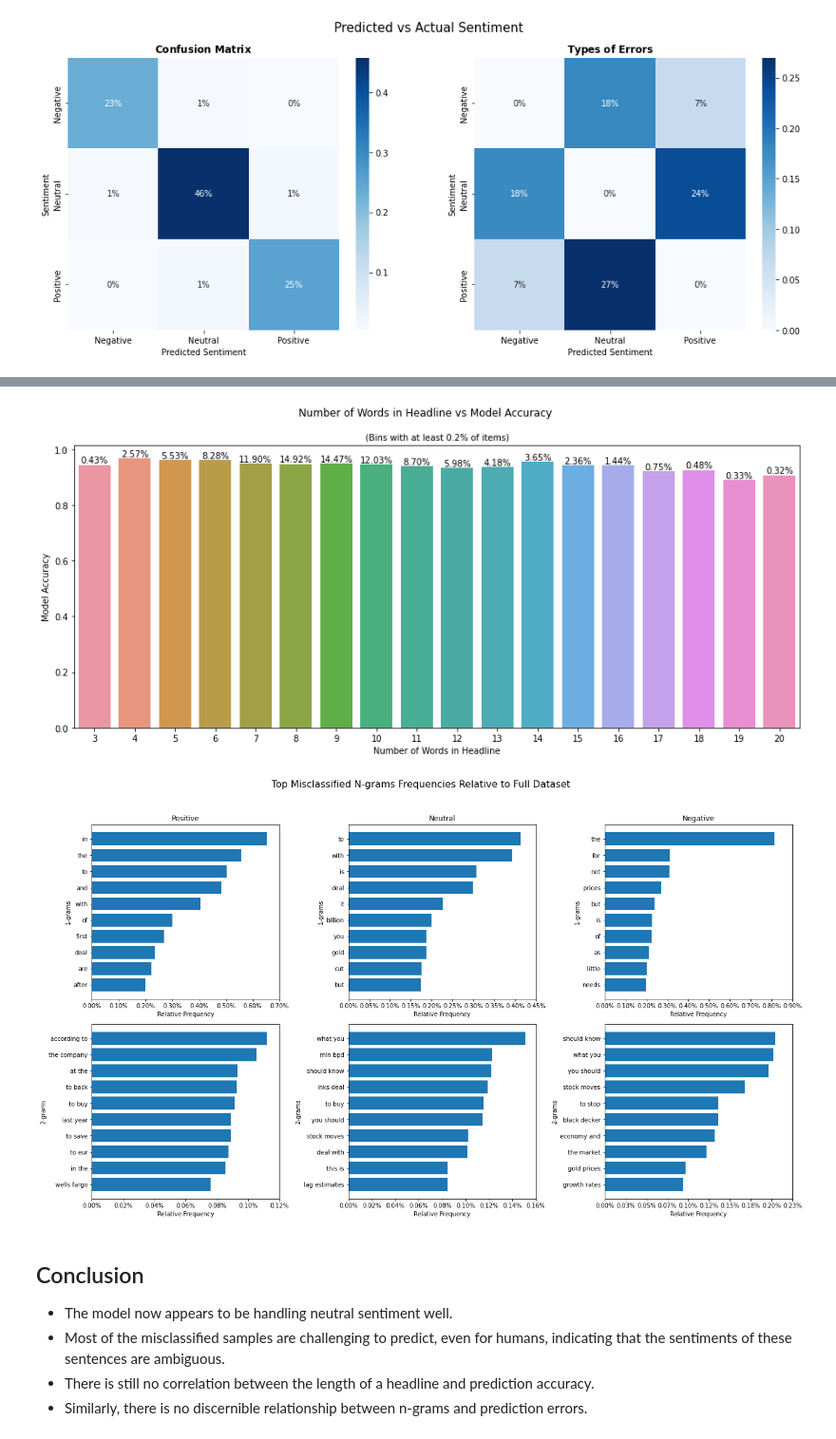
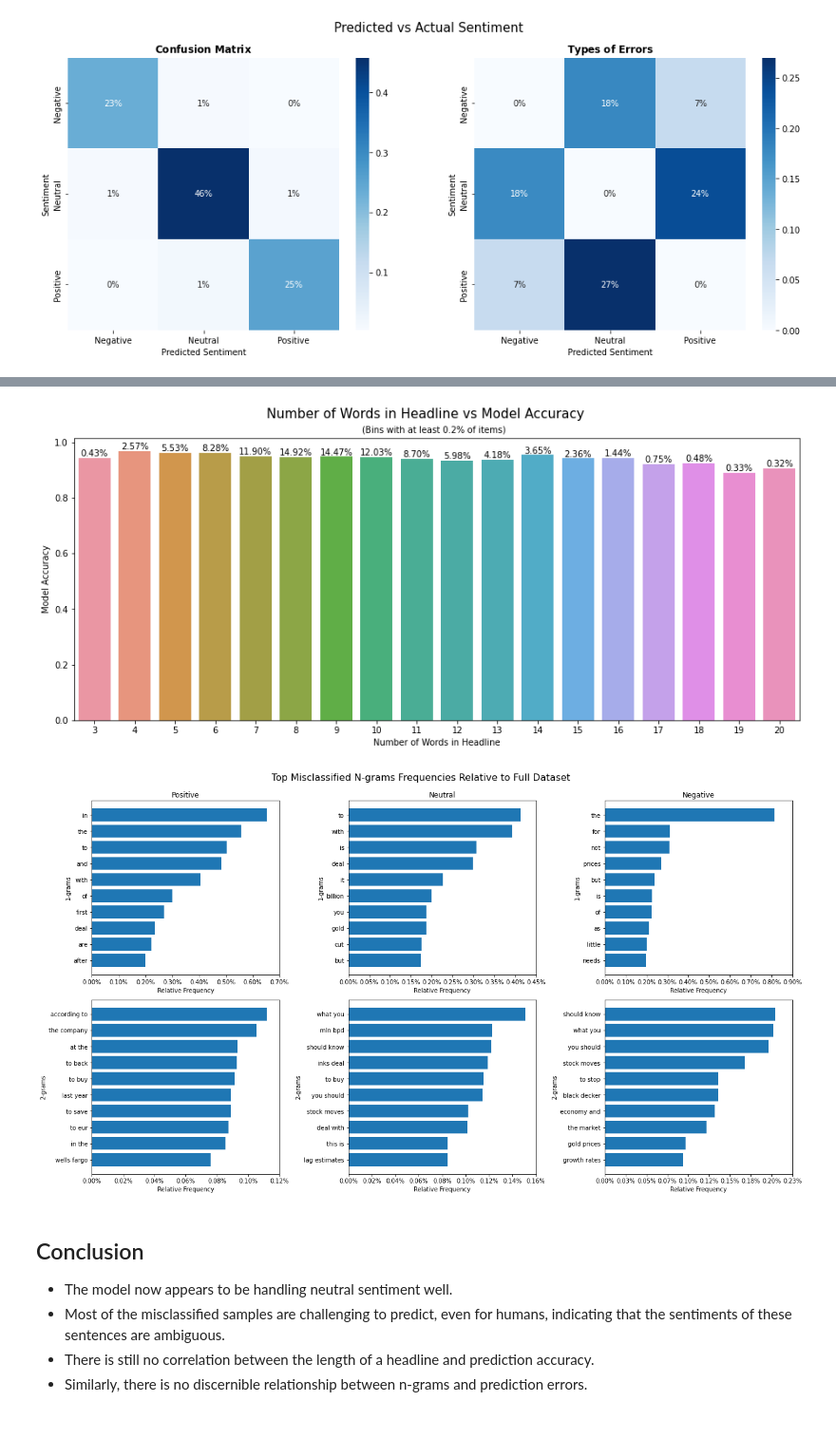
Before and after one commit to hakonmh/distilnews, a Jupyter notebook: src/sentiment-notebooks/distilbert_error_analysis.ipynb, the cells around one changed output, grey strips where cells are left out. Shown: that part at 95% size. Drawn from its saved outputs; the diff is of its cells as text; code cells hidden in the pictures.

Commit message:
Adjusted plot headlines

```diff
--- a/src/sentiment-notebooks/distilbert_error_analysis.ipynb
+++ b/src/sentiment-notebooks/distilbert_error_analysis.ipynb
@@ -272,11 +272,11 @@ for i, p in enumerate(ax.patches):
 
 plt.xlabel('Number of Words in Headline')
 plt.ylabel('Model Accuracy')
-plt.suptitle('Number of Words in Headline vs Model Accuracy')
-plt.title('(Bins with at least 0.2% of items)', fontsize=10)
+plt.suptitle('Number of Words in Headline vs Model Accuracy', fontsize=15, y=0.96)
+plt.title('(Bins with at least 0.2% of items)  ', fontsize=10)
 plt.show()
 # %% [output]
-[figure, old version]
+[figure, new version]
 # %%
 # Plot the distribution of word counts of misclassified samples vs. all samples for each sentiment
 from sklearn.feature_extraction.text import CountVectorizer
@@ -322,35 +322,35 @@ def plot_top_ngrams_relative(ax, corpus, total_counts, ngrams=1, top_k=10):
 
     ax.barh(words, relative_frequencies)
     ax.invert_yaxis()
     ax.set_xlabel('Relative Frequency')
     ax.set_ylabel(f'{ngrams}-grams')
     # Set x-axis to percentage
     xticks = ax.get_xticks()
     ax.set_xticks(xticks)
     ax.set_xticklabels(['{:,.2%}'.format(x) for x in xticks])
 
 total_1ngrams = get_ngrams(df['Headlines'], ngrams=1, relative=True)
 total_1ngrams = dict(zip(*total_1ngrams))
 total_2ngrams = get_ngrams(df['Headlines'], ngrams=2, relative=True)
 total_2ngrams = dict(zip(*total_2ngrams))
 
 unique_sentiments = ['Positive', 'Neutral', 'Negative']
 num_sentiments = len(unique_sentiments)
 fig, axes = plt.subplots(2, num_sentiments, figsize=(6 * num_sentiments, 10))
 
 for col, sentiment in enumerate(unique_sentiments):
     mask = df['Sentiment'] == sentiment
     missclassified_headlines = df[mask & (df['is_correct'] == 0)]['Headlines']
 
     axes[0, col].set_title(sentiment)
     plot_top_ngrams_relative(axes[0, col], missclassified_headlines, total_counts=total_1ngrams, ngrams=1)
     plot_top_ngrams_relative(axes[1, col], missclassified_headlines, total_counts=total_2ngrams, ngrams=2)
 
-fig.suptitle('Top Misclassified N-grams Frequencies Relative to Full Dataset', fontsize=16, y=1.03)
+fig.suptitle('Top Misclassified N-grams Frequencies Relative to Full Dataset', fontsize=16, y=0.99)
 plt.tight_layout()
 plt.show()
 # %% [output]
-[figure, old version]
+[figure, new version]
 # %% [markdown]
 ## Conclusion
 
```
Also changed, not shown: parts of 5 cells of this notebook.
